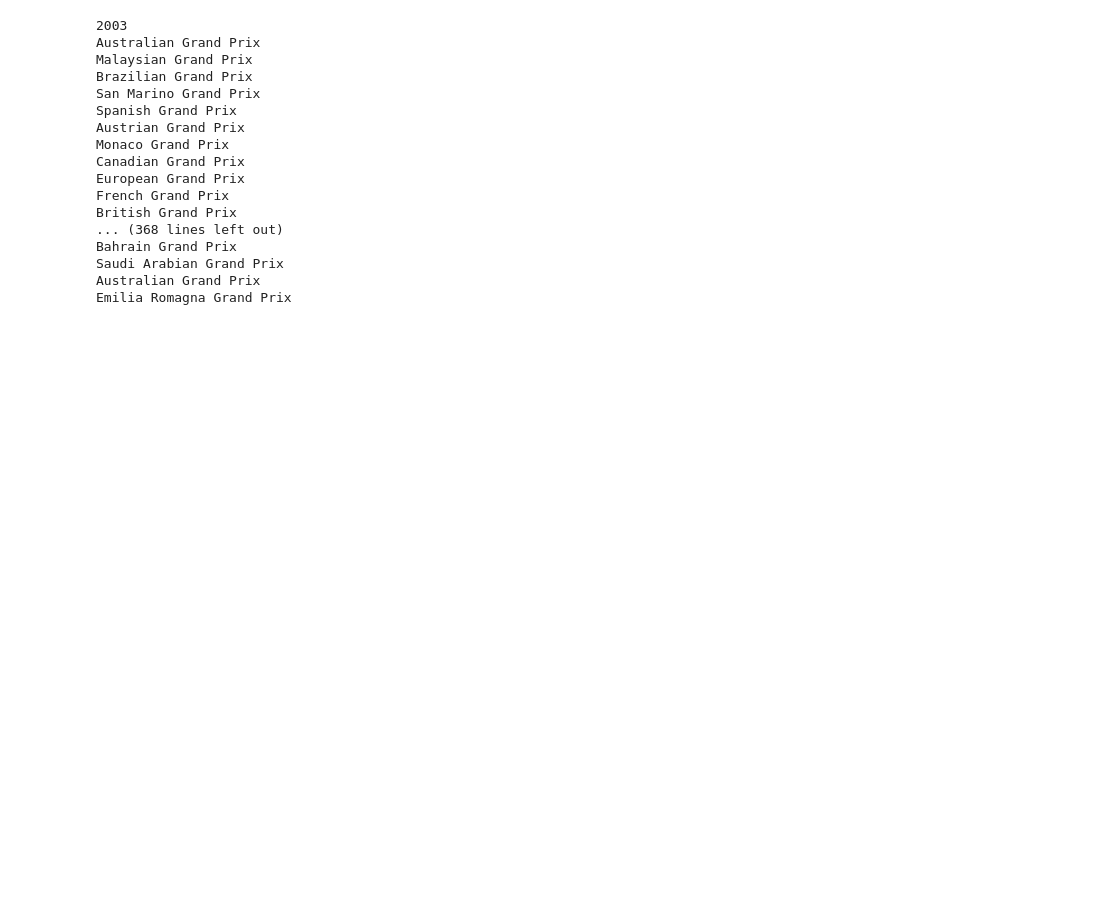
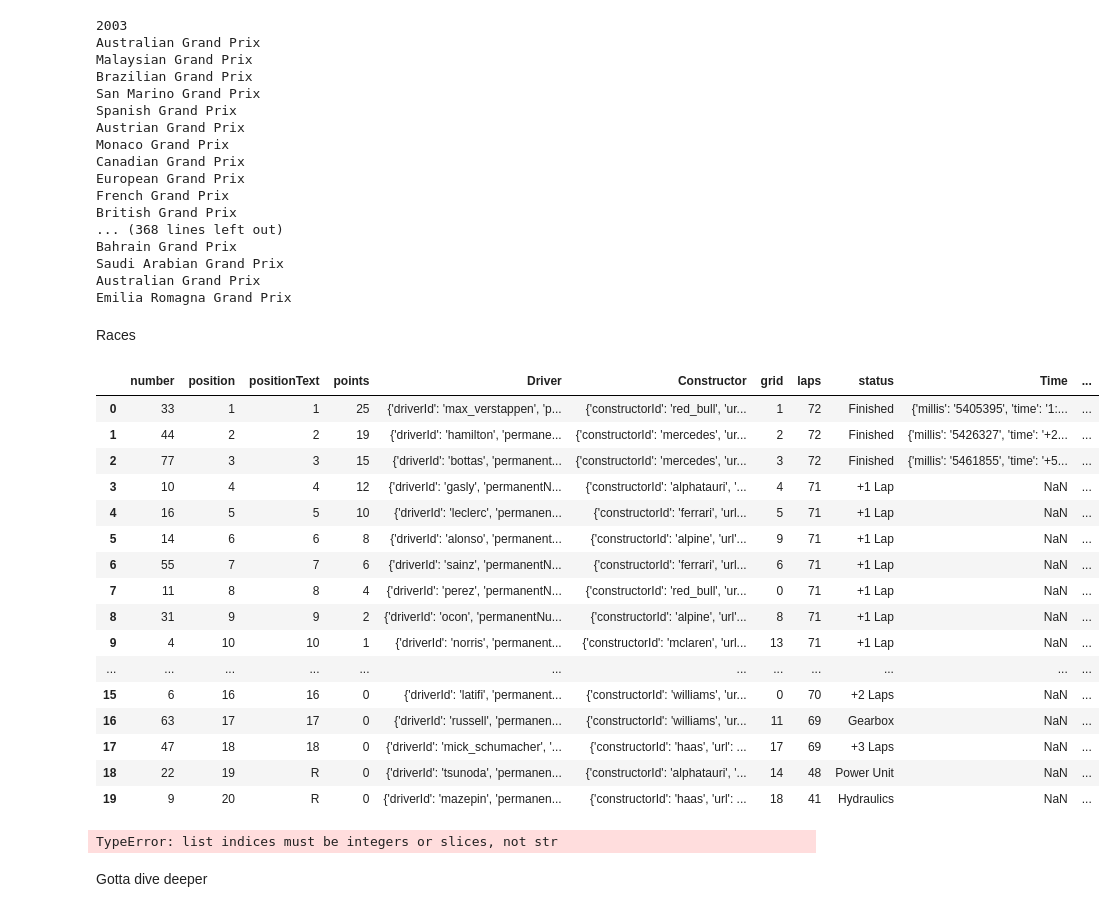
Before and after one commit to SMG-1/f1-analytics, a Jupyter notebook: data_profiling.ipynb, the cells around one changed output. Saved outputs shown, nothing was run; the diff lists cells and outputs as text; code cells hidden in the pictures; blank space fills up the shorter version.

Commit message:
modified data profiling script and added dash app

```diff
--- a/data_profiling.ipynb
+++ b/data_profiling.ipynb
@@ -145,3 +145,36 @@ Australian Grand Prix
 Emilia Romagna Grand Prix
 # %%
 df_quali_total.to_csv('03_s3/quali_res.csv', index=False)
+# %% [markdown]
+Races
+# %%
+# api one year pull
+
+year = 2021
+url = f'http://ergast.com/api/f1/{year}/results.json?limit=1000'
+r = requests.get(url)
+quali = r.json()
+
+root = quali['MRData']['RaceTable']['Races']
+# %%
+race_res = pd.DataFrame(root[12]['Results'])
+# %%
+race_res
+# %% [output]
+|  | number | position | positionText | points | Driver | Constructor | grid | laps | status | Time | ... |
+| 0 | 33 | 1 | 1 | 25 | {'driverId': 'max_verstappen', 'p... | {'constructorId': 'red_bull', 'ur... | 1 | 72 | Finished | {'millis': '5405395', 'time': '1:... | ... |
+| 1 | 44 | 2 | 2 | 19 | {'driverId': 'hamilton', 'permane... | {'constructorId': 'mercedes', 'ur... | 2 | 72 | Finished | {'millis': '5426327', 'time': '+2... | ... |
+| 2 | 77 | 3 | 3 | 15 | {'driverId': 'bottas', 'permanent... | {'constructorId': 'mercedes', 'ur... | 3 | 72 | Finished | {'millis': '5461855', 'time': '+5... | ... |
+| 3 | 10 | 4 | 4 | 12 | {'driverId': 'gasly', 'permanentN... | {'constructorId': 'alphatauri', '... | 4 | 71 | +1 Lap | NaN | ... |
+| 4 | 16 | 5 | 5 | 10 | {'driverId': 'leclerc', 'permanen... | {'constructorId': 'ferrari', 'url... | 5 | 71 | +1 Lap | NaN | ... |
+| 5 | 14 | 6 | 6 | 8 | {'driverId': 'alonso', 'permanent... | {'constructorId': 'alpine', 'url'... | 9 | 71 | +1 Lap | NaN | ... |
+| 6 | 55 | 7 | 7 | 6 | {'driverId': 'sainz', 'permanentN... | {'constructorId': 'ferrari', 'url... | 6 | 71 | +1 Lap | NaN | ... |
+| 7 | 11 | 8 | 8 | 4 | {'driverId': 'perez', 'permanentN... | {'constructorId': 'red_bull', 'ur... | 0 | 71 | +1 Lap | NaN | ... |
+| 8 | 31 | 9 | 9 | 2 | {'driverId': 'ocon', 'permanentNu... | {'constructorId': 'alpine', 'url'... | 8 | 71 | +1 Lap | NaN | ... |
+| 9 | 4 | 10 | 10 | 1 | {'driverId': 'norris', 'permanent... | {'constructorId': 'mclaren', 'url... | 13 | 71 | +1 Lap | NaN | ... |
+| ... | ... | ... | ... | ... | ... | ... | ... | ... | ... | ... | ... |
+| 15 | 6 | 16 | 16 | 0 | {'driverId': 'latifi', 'permanent... | {'constructorId': 'williams', 'ur... | 0 | 70 | +2 Laps | NaN | ... |
+| 16 | 63 | 17 | 17 | 0 | {'driverId': 'russell', 'permanen... | {'constructorId': 'williams', 'ur... | 11 | 69 | Gearbox | NaN | ... |
+| 17 | 47 | 18 | 18 | 0 | {'driverId': 'mick_schumacher', '... | {'constructorId': 'haas', 'url': ... | 17 | 69 | +3 Laps | NaN | ... |
+| 18 | 22 | 19 | R | 0 | {'driverId': 'tsunoda', 'permanen... | {'constructorId': 'alphatauri', '... | 14 | 48 | Power Unit | NaN | ... |
+| 19 | 9 | 20 | R | 0 | {'driverId': 'mazepin', 'permanen... | {'constructorId': 'haas', 'url': ... | 18 | 41 | Hydraulics | NaN | ... |
@@ -147,0 +184,6 @@ df_quali_total.to_csv('03_s3/quali_res.csv', index=False)
+# %%
+(root[0]['Results'])
+# %% [output]
+TypeError: list indices must be integers or slices, not str
+# %% [markdown]
+Gotta dive deeper
```
Also changed, not shown: parts of 4 cells of this notebook, 2 other files.
